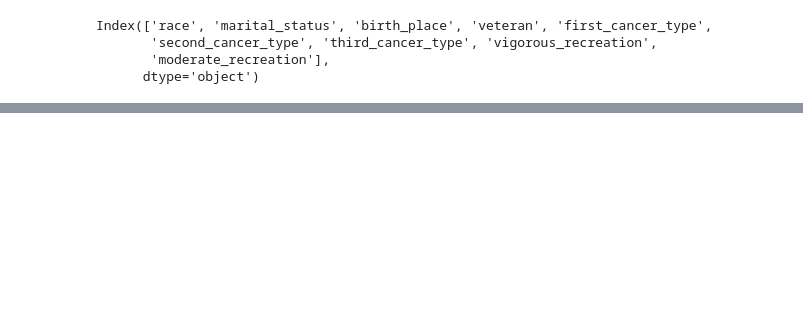
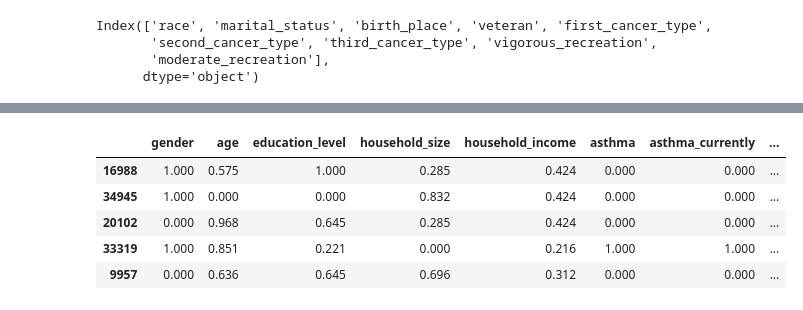
Before and after one commit to MrMiki890/PredictingDepression, a Jupyter notebook: notebooks/data_cleaning.ipynb, the cells around one changed output, grey strips where cells are left out. Saved outputs shown, nothing was run; the diff lists cells and outputs as text; code cells hidden in the pictures; blank space fills up the shorter version.

Commit message:
Transformations and scaling

```diff
--- a/notebooks/data_cleaning.ipynb
+++ b/notebooks/data_cleaning.ipynb
@@ -25,7 +32,7 @@ df.head()
 # %%
 # Setting pandas to display max columns and rows
 pd.set_option('display.max_columns', None)
-pd.set_option('display.max_rows', None)
+pd.set_option('display.max_rows', 20)
 
 # Setting pandas inf values to be nan
 pd.set_option('mode.use_inf_as_na', True)
@@ -239,0 +256,4 @@ household_smokers, 5, 0.0%
+# %%
+# selecting columns to be scaled
+scale_cols = X_train.select_dtypes('number').columns
+scale_cols
@@ -239,0 +278,25 @@ household_smokers, 5, 0.0%
+# %%
+from sklearn.preprocessing import QuantileTransformer
+
+# Creating transformer
+transformer = QuantileTransformer(random_state=123)
+
+# Fit and transform
+trans_train = transformer.fit_transform(X_train[scale_cols])
+trans_test = transformer.transform(X_test[scale_cols])
+
+# Turning the scaled data into dataframes
+trans_train_df = pd.DataFrame(trans_train, columns=X_train[scale_cols].columns,
+                             index=X_train.index)
+trans_test_df = pd.DataFrame(trans_test, columns=X_train[scale_cols].columns,
+                             index=X_test.index)
+
+# Checking the new dataframe
+trans_train_df.head()
+# %% [output]
+|  | gender | age | education_level | household_size | household_income | asthma | asthma_currently | ... |
+| 16988 | 1.000 | 0.575 | 1.000 | 0.285 | 0.424 | 0.000 | 0.000 | ... |
+| 34945 | 1.000 | 0.000 | 0.000 | 0.832 | 0.424 | 0.000 | 0.000 | ... |
+| 20102 | 0.000 | 0.968 | 0.645 | 0.285 | 0.424 | 0.000 | 0.000 | ... |
+| 33319 | 1.000 | 0.851 | 0.221 | 0.000 | 0.216 | 1.000 | 1.000 | ... |
+| 9957 | 0.000 | 0.636 | 0.645 | 0.696 | 0.312 | 0.000 | 0.000 | ... |
```
Also changed, not shown: parts of 22 cells of this notebook.
